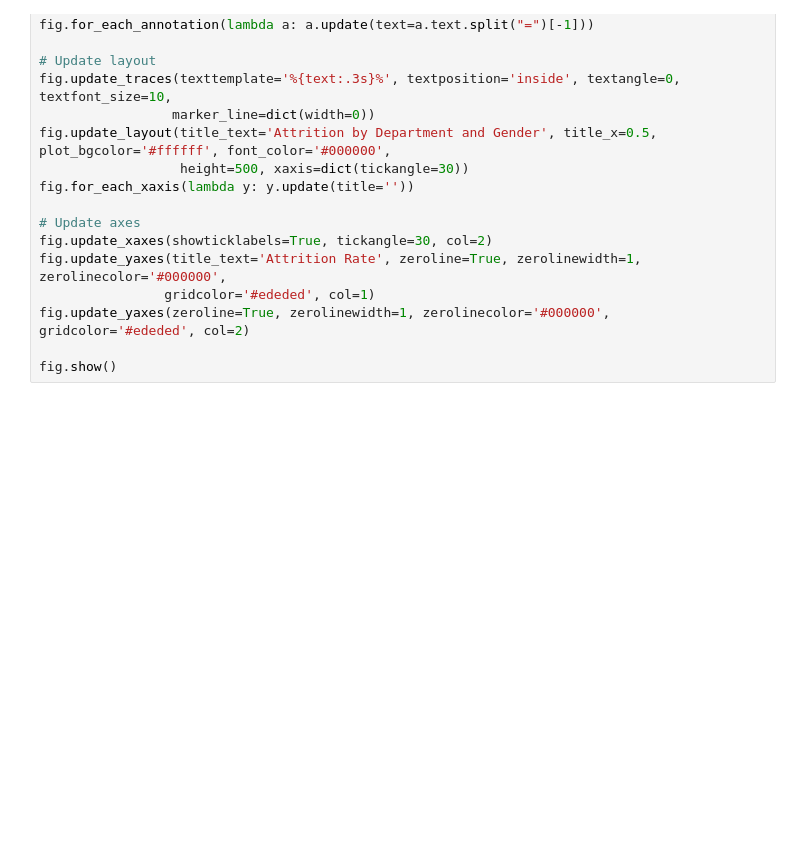
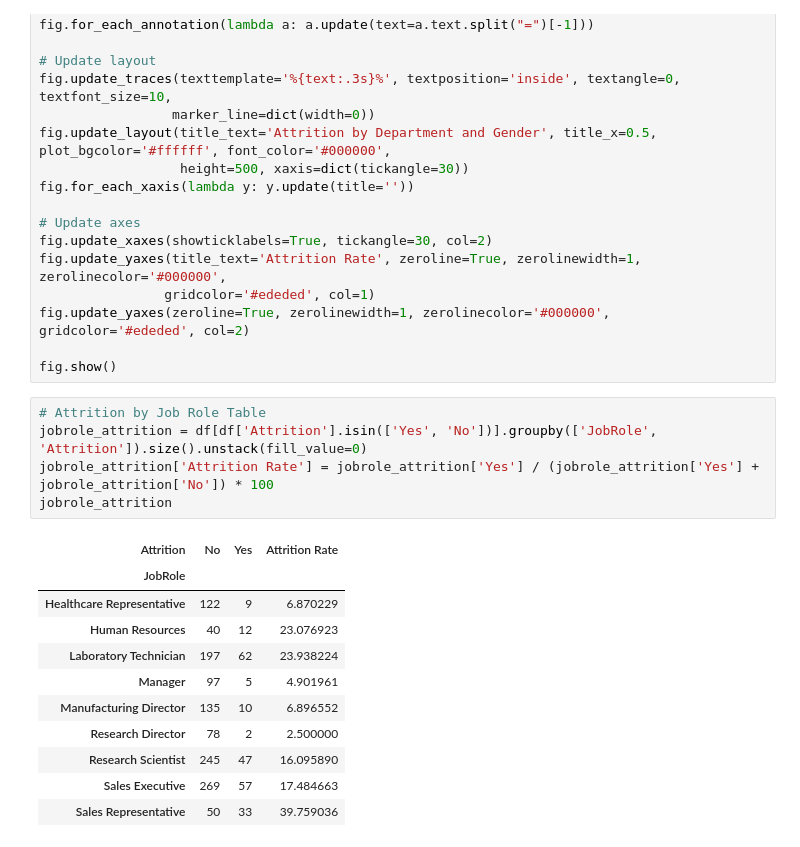
Before and after one commit to JaylenSheard/HR-Employee-Attrition, a Jupyter notebook: index.ipynb, the cells around one changed output. Saved outputs shown, nothing was run; the diff lists cells and outputs as text; blank space fills up the shorter version.

```diff
--- a/index.ipynb
+++ b/index.ipynb
@@ -411,3 +411,20 @@ fig.update_yaxes(title_text='Attrition Rate', zeroline=True, zerolinewidth=1, ze
 fig.update_yaxes(zeroline=True, zerolinewidth=1, zerolinecolor='#000000', gridcolor='#ededed', col=2)
 
 fig.show()
+# %%
+# Attrition by Job Role Table
+jobrole_attrition = df[df['Attrition'].isin(['Yes', 'No'])].groupby(['JobRole', 'Attrition']).size().unstack(fill_value=0)
+jobrole_attrition['Attrition Rate'] = jobrole_attrition['Yes'] / (jobrole_attrition['Yes'] + jobrole_attrition['No']) * 100
+jobrole_attrition
+# %% [output]
+| Attrition | No | Yes | Attrition Rate |
+| JobRole |  |  |  |
+| Healthcare Representative | 122 | 9 | 6.870229 |
+| Human Resources | 40 | 12 | 23.076923 |
+| Laboratory Technician | 197 | 62 | 23.938224 |
+| Manager | 97 | 5 | 4.901961 |
+| Manufacturing Director | 135 | 10 | 6.896552 |
+| Research Director | 78 | 2 | 2.500000 |
+| Research Scientist | 245 | 47 | 16.095890 |
+| Sales Executive | 269 | 57 | 17.484663 |
+| Sales Representative | 50 | 33 | 39.759036 |
```
Also changed, not shown: parts of 3 cells of this notebook.
